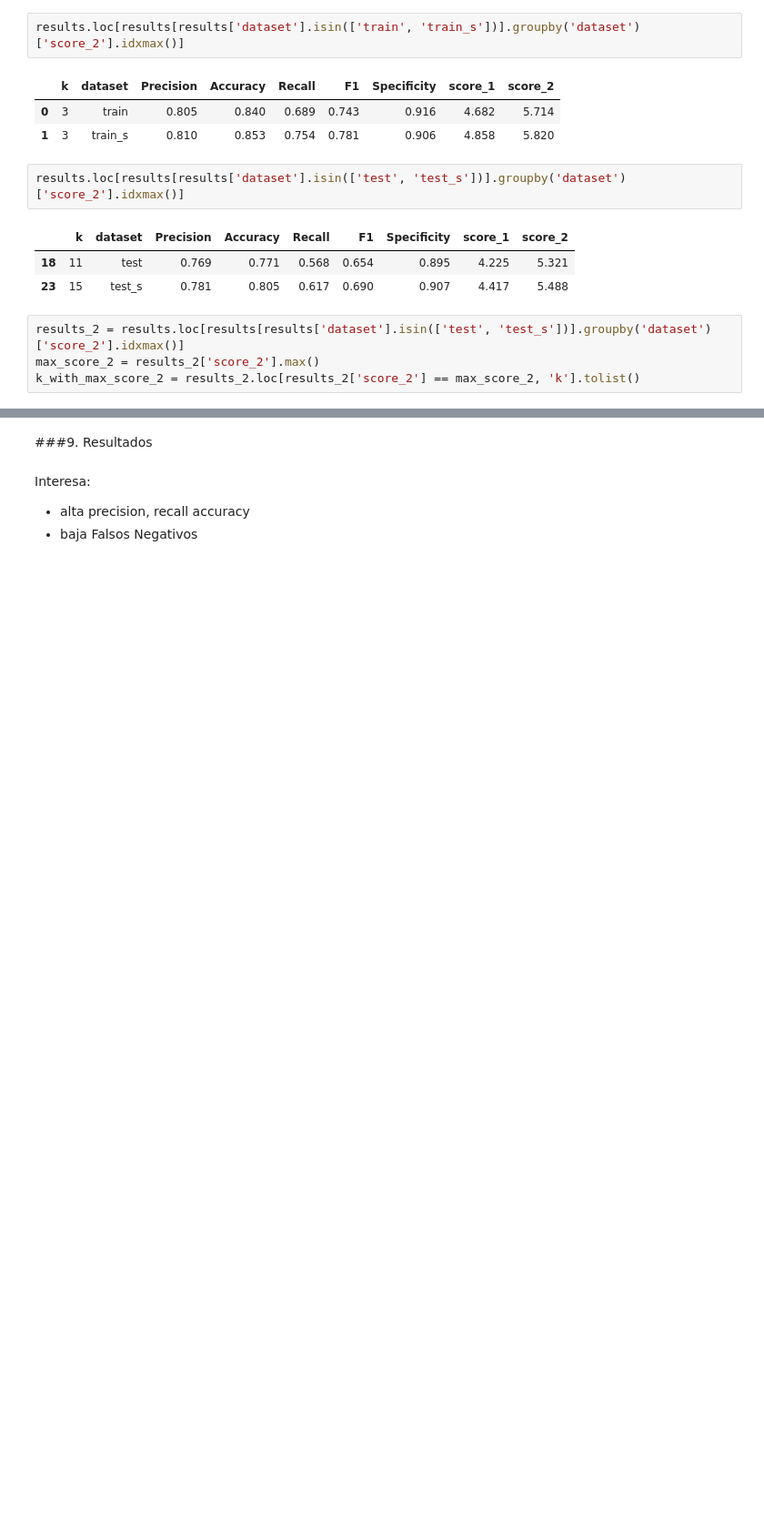
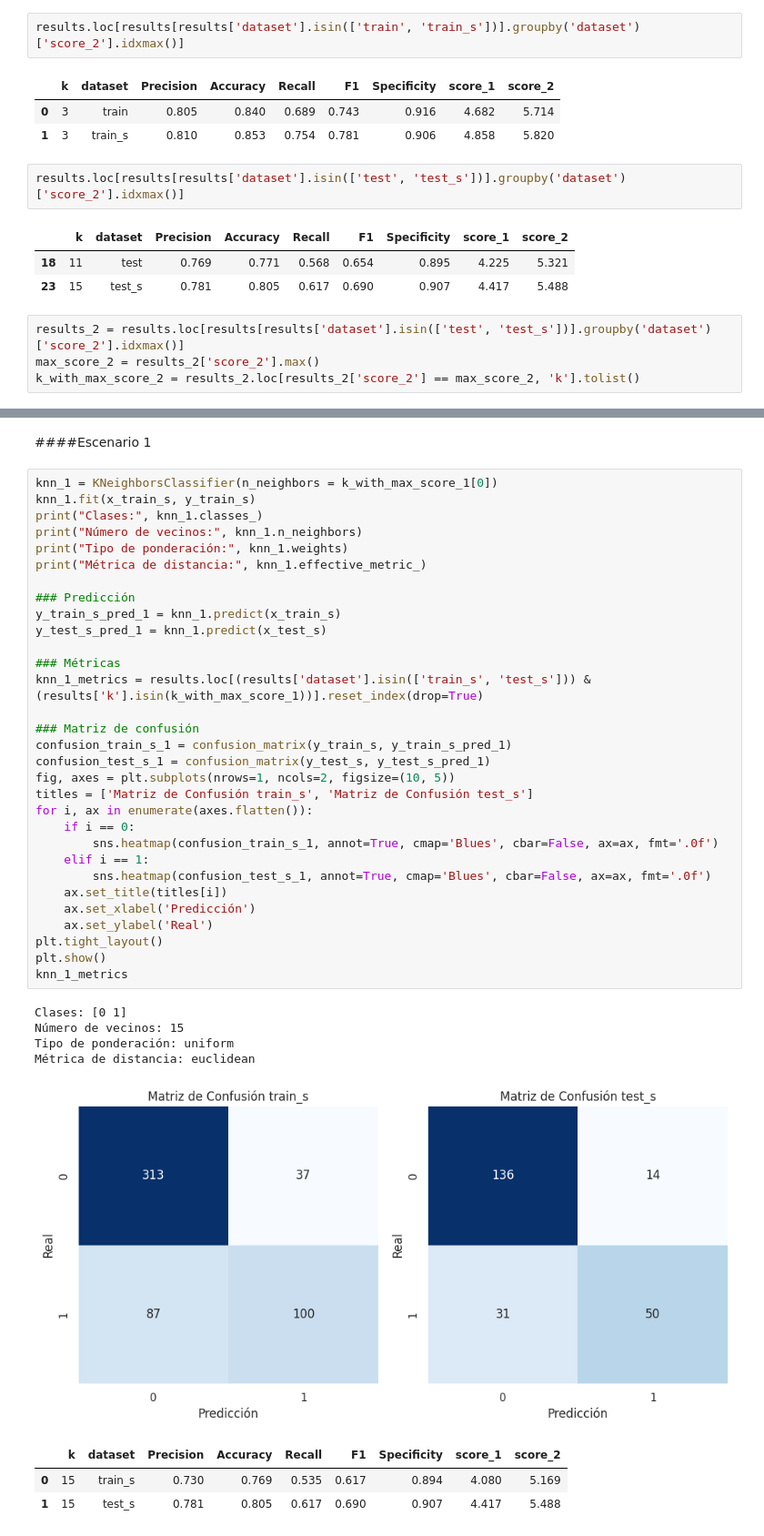
Before and after one commit to davidagapitoq/data_science_for_business_2023, a Jupyter notebook: Supervised_models/KNN/Diabetes_prediction.ipynb, the cells around one changed output, grey strips where cells are left out. Shown at 91% size. Saved outputs shown, nothing was run; the diff lists cells and outputs as text; blank space fills up the shorter version.

```diff
--- a/Supervised_models/KNN/Diabetes_prediction.ipynb
+++ b/Supervised_models/KNN/Diabetes_prediction.ipynb
@@ -673,6 +666,42 @@ results
-# %% [markdown]
-###9. Resultados
-# %% [markdown]
-Interesa:
-- alta precision, recall accuracy
-- baja Falsos Negativos
+# %% [markdown]
+####Escenario 1
+# %%
+knn_1 = KNeighborsClassifier(n_neighbors = k_with_max_score_1[0])
+knn_1.fit(x_train_s, y_train_s)
+print("Clases:", knn_1.classes_)
+print("Número de vecinos:", knn_1.n_neighbors)
+print("Tipo de ponderación:", knn_1.weights)
+print("Métrica de distancia:", knn_1.effective_metric_)
+
+### Predicción
+y_train_s_pred_1 = knn_1.predict(x_train_s)
+y_test_s_pred_1 = knn_1.predict(x_test_s)
+
+### Métricas
+knn_1_metrics = results.loc[(results['dataset'].isin(['train_s', 'test_s'])) & (results['k'].isin(k_with_max_score_1))].reset_index(drop=True)
+
+### Matriz de confusión
+confusion_train_s_1 = confusion_matrix(y_train_s, y_train_s_pred_1)
+confusion_test_s_1 = confusion_matrix(y_test_s, y_test_s_pred_1)
+fig, axes = plt.subplots(nrows=1, ncols=2, figsize=(10, 5))
+titles = ['Matriz de Confusión train_s', 'Matriz de Confusión test_s']
+for i, ax in enumerate(axes.flatten()):
+    if i == 0:
+        sns.heatmap(confusion_train_s_1, annot=True, cmap='Blues', cbar=False, ax=ax, fmt='.0f')
+    elif i == 1:
+        sns.heatmap(confusion_test_s_1, annot=True, cmap='Blues', cbar=False, ax=ax, fmt='.0f')
+    ax.set_title(titles[i])
+    ax.set_xlabel('Predicción')
+    ax.set_ylabel('Real')
+plt.tight_layout()
+plt.show()
+knn_1_metrics
+# %% [output]
+Clases: [0 1]
+Número de vecinos: 15
+Tipo de ponderación: uniform
+Métrica de distancia: euclidean
+[figure, added]
+|  | k | dataset | Precision | Accuracy | Recall | F1 | Specificity | score_1 | score_2 |
+| 0 | 15 | train_s | 0.730 | 0.769 | 0.535 | 0.617 | 0.894 | 4.080 | 5.169 |
+| 1 | 15 | test_s | 0.781 | 0.805 | 0.617 | 0.690 | 0.907 | 4.417 | 5.488 |
```
Also changed, not shown: parts of 22 cells of this notebook.
